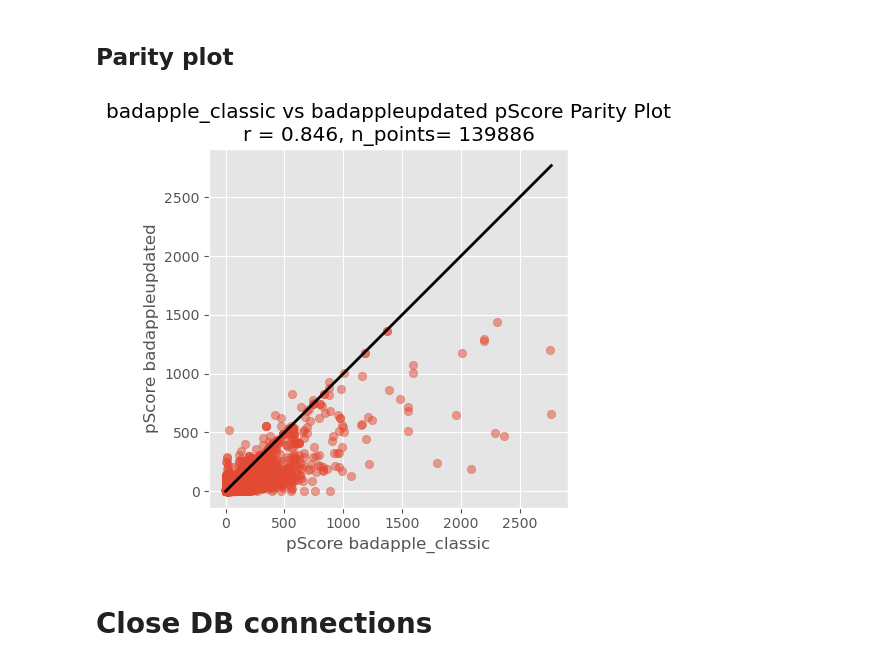
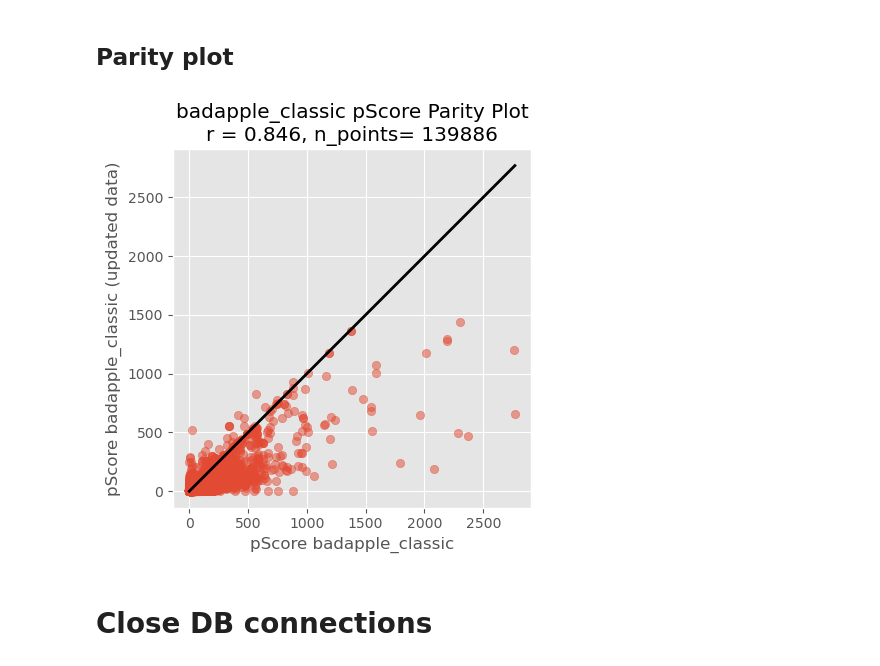
Before and after one commit to unmtransinfo/Badapple2, a Jupyter notebook: src/notebooks/badappleUpdated-vs-badapple_classic.ipynb, the cells around one changed output. Drawn from its saved outputs; the diff is of its cells as text; code cells hidden in the pictures.

```diff
--- a/src/notebooks/badappleUpdated-vs-badapple_classic.ipynb
+++ b/src/notebooks/badappleUpdated-vs-badapple_classic.ipynb
@@ -53,7 +53,7 @@ comparison_db_cur = comparison_db_connection.cursor()
 # pScore Comparison
 # %%
 ORIGINAL_PSCORE_COL_NAME = f"pScore {ORIGINAL_DB_NAME}"
-COMPARISON_PSCORE_COL_NAME = f"pScore {COMPARISON_DB_NAME}"
+COMPARISON_PSCORE_COL_NAME = f"pScore {ORIGINAL_DB_NAME} (updated data)"
 # %%
 def get_pScores(db_cursor, db_conn):
     query = sql.SQL("SELECT scafsmi, pScore FROM scaffold order by scafsmi")
@@ -132,11 +132,12 @@ def create_parity_plot(df: pd.DataFrame, x_col: str, y_col: str, title: str=None
 correlation, p_value = pearsonr(shared_df[ORIGINAL_PSCORE_COL_NAME], shared_df[COMPARISON_PSCORE_COL_NAME])
 # %%
 # visualize parity plot
-plot_title = f"{ORIGINAL_DB_NAME} vs {COMPARISON_DB_NAME} pScore Parity Plot\nr = %.3f, n_points= %d" % (correlation, len(shared_df))
-create_parity_plot(shared_df, ORIGINAL_PSCORE_COL_NAME, COMPARISON_PSCORE_COL_NAME, plot_title, "parity_plot.png")
+ylabel = "pScore badapple_classic (updated data)"
+plot_title = f"badapple_classic pScore Parity Plot\nr = %.3f, n_points= %d" % (correlation, len(shared_df))
+create_parity_plot(shared_df, ORIGINAL_PSCORE_COL_NAME, COMPARISON_PSCORE_COL_NAME, plot_title, "classic_updated_parity_plot.png")
 plt.show()
 # %% [output]
-[figure, old version]
+[figure, new version]
 # %% [markdown]
 # Close DB connections
 # %%
```
Also changed, not shown: parts of 2 cells of this notebook.
